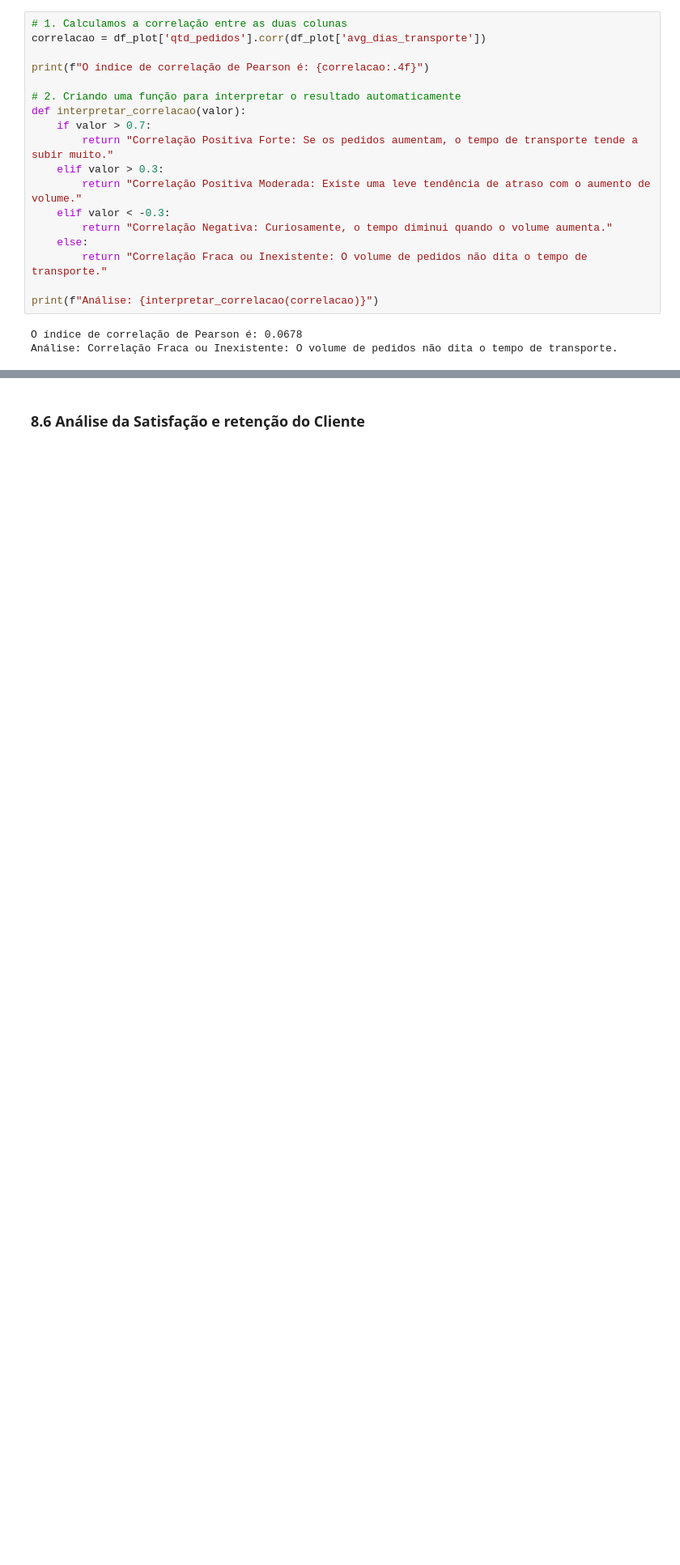
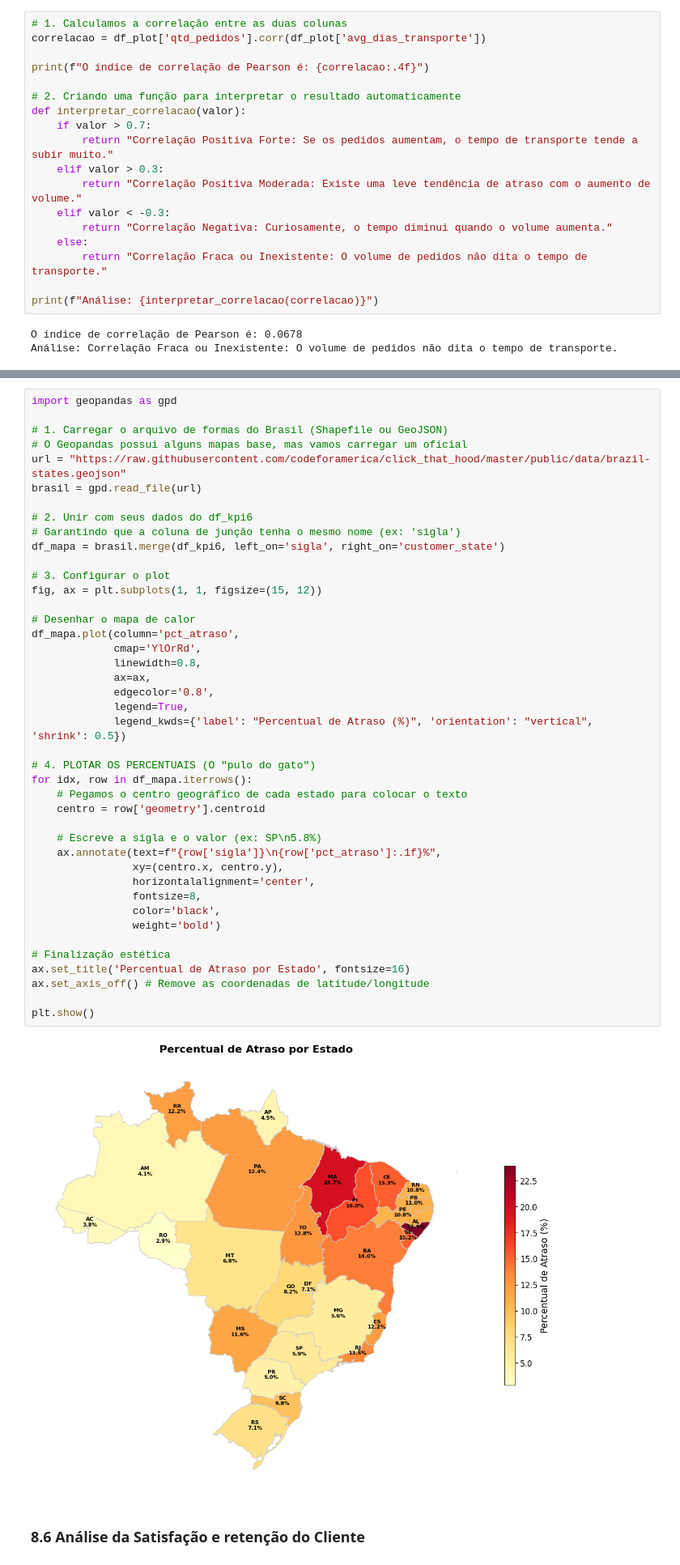
Before and after one commit to evellynjardini/Data-Analytics---Grupo-24, a Jupyter notebook: 1 - Projeto-Olist-KPIs/notebooks/Tech_Challenge_Grupo24_.ipynb, the cells around one changed output, grey strips where cells are left out. Shown at 81% size. Cells and saved outputs as stored; diff of their text form; blank space fills up the shorter version.

```diff
--- a/1 - Projeto-Olist-KPIs/notebooks/Tech_Challenge_Grupo24_.ipynb
+++ b/1 - Projeto-Olist-KPIs/notebooks/Tech_Challenge_Grupo24_.ipynb
@@ -3280,3 +3314,47 @@ Análise: Correlação Fraca ou Inexistente: O volume de pedidos não dita o tem
+# %%
+import geopandas as gpd
+
+# 1. Carregar o arquivo de formas do Brasil (Shapefile ou GeoJSON)
+# O Geopandas possui alguns mapas base, mas vamos carregar um oficial
+url = "https://raw.githubusercontent.com/codeforamerica/click_that_hood/master/public/data/brazil-states.geojson"
+brasil = gpd.read_file(url)
+
+# 2. Unir com seus dados do df_kpi6
+# Garantindo que a coluna de junção tenha o mesmo nome (ex: 'sigla')
+df_mapa = brasil.merge(df_kpi6, left_on='sigla', right_on='customer_state')
+
+# 3. Configurar o plot
+fig, ax = plt.subplots(1, 1, figsize=(15, 12))
+
+# Desenhar o mapa de calor
+df_mapa.plot(column='pct_atraso',
+             cmap='YlOrRd',
+             linewidth=0.8,
+             ax=ax,
+             edgecolor='0.8',
+             legend=True,
+             legend_kwds={'label': "Percentual de Atraso (%)", 'orientation': "vertical", 'shrink': 0.5})
+
+# 4. PLOTAR OS PERCENTUAIS (O "pulo do gato")
+for idx, row in df_mapa.iterrows():
+    # Pegamos o centro geográfico de cada estado para colocar o texto
+    centro = row['geometry'].centroid
+
+    # Escreve a sigla e o valor (ex: SP\n5.8%)
+    ax.annotate(text=f"{row['sigla']}\n{row['pct_atraso']:.1f}%",
+                xy=(centro.x, centro.y),
+                horizontalalignment='center',
+                fontsize=8,
+                color='black',
+                weight='bold')
+
+# Finalização estética
+ax.set_title('Percentual de Atraso por Estado', fontsize=16)
+ax.set_axis_off() # Remove as coordenadas de latitude/longitude
+
+plt.show()
+# %% [output]
+[figure, added]
 # %% [markdown]
 ### **8.6 Análise da Satisfação e retenção do Cliente**
 # %%
```
Also changed, not shown: parts of 1 cell of this notebook.
